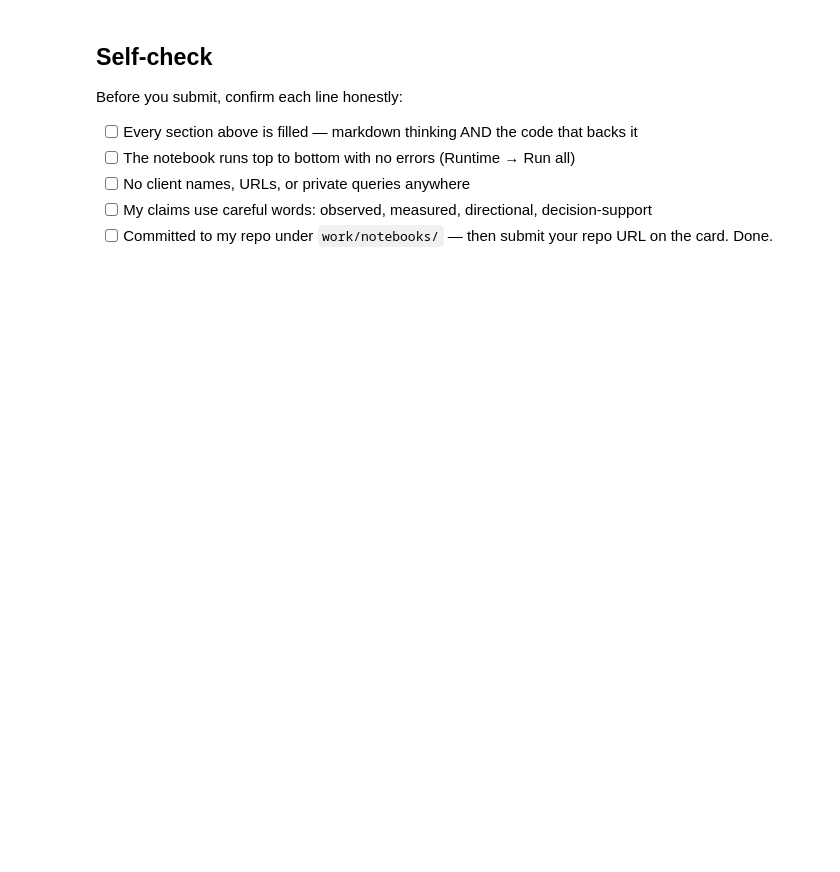
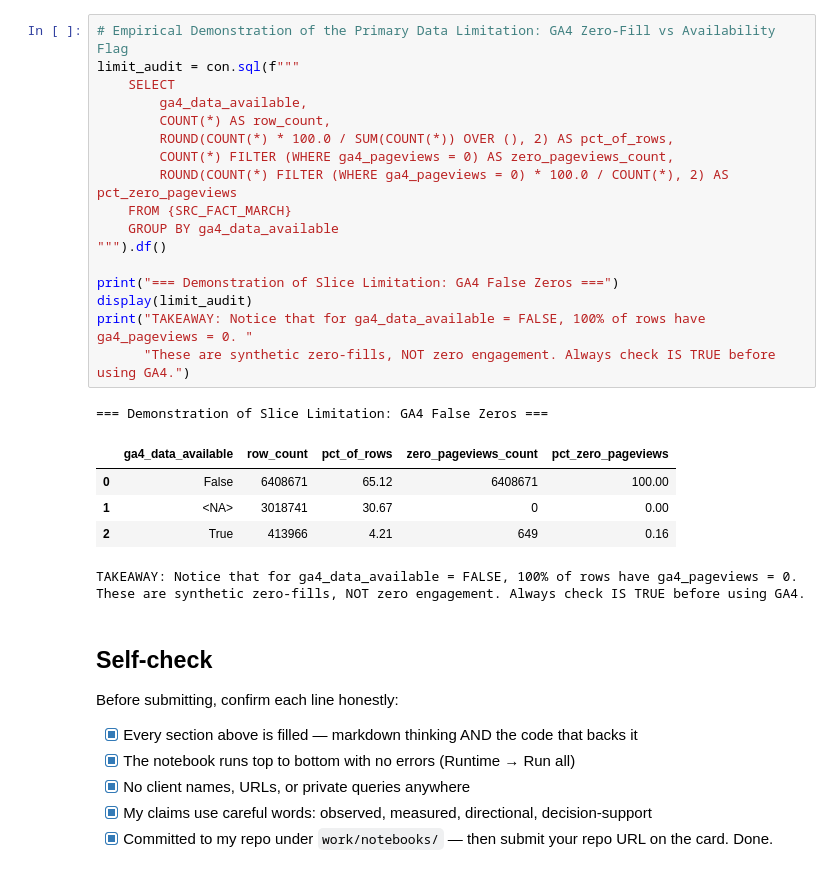
Before and after one commit to umerkang66/flyrank-ml-internship, a Jupyter notebook: work/notebooks/w03_data_contract.ipynb, the cells around one changed output. Cells and saved outputs as stored; diff of their text form; blank space fills up the shorter version.

Commit message:
Complete ML-04 data contract notebook with verified queries and leakage audit

```diff
--- a/work/notebooks/w03_data_contract.ipynb
+++ b/work/notebooks/w03_data_contract.ipynb
@@ -37,10 +423,34 @@ This skeleton is yours to fill. Work the sections **in order** — each one has
+# %%
+# Empirical Demonstration of the Primary Data Limitation: GA4 Zero-Fill vs Availability Flag
+limit_audit = con.sql(f"""
+    SELECT
+        ga4_data_available,
+        COUNT(*) AS row_count,
+        ROUND(COUNT(*) * 100.0 / SUM(COUNT(*)) OVER (), 2) AS pct_of_rows,
+        COUNT(*) FILTER (WHERE ga4_pageviews = 0) AS zero_pageviews_count,
+        ROUND(COUNT(*) FILTER (WHERE ga4_pageviews = 0) * 100.0 / COUNT(*), 2) AS pct_zero_pageviews
+    FROM {SRC_FACT_MARCH}
+    GROUP BY ga4_data_available
+""").df()
+
+print("=== Demonstration of Slice Limitation: GA4 False Zeros ===")
+display(limit_audit)
+print("TAKEAWAY: Notice that for ga4_data_available = FALSE, 100% of rows have ga4_pageviews = 0. "
+      "These are synthetic zero-fills, NOT zero engagement. Always check IS TRUE before using GA4.")
+# %% [output]
+=== Demonstration of Slice Limitation: GA4 False Zeros ===
+|  | ga4_data_available | row_count | pct_of_rows | zero_pageviews_count | pct_zero_pageviews |
+| 0 | False | 6408671 | 65.12 | 6408671 | 100.00 |
+| 1 | <NA> | 3018741 | 30.67 | 0 | 0.00 |
+| 2 | True | 413966 | 4.21 | 649 | 0.16 |
+TAKEAWAY: Notice that for ga4_data_available = FALSE, 100% of rows have ga4_pageviews = 0. These are synthetic zero-fills, NOT zero engagement. Always check IS TRUE before using GA4.
 # %% [markdown]
 ## Self-check
 
-Before you submit, confirm each line honestly:
+Before submitting, confirm each line honestly:
 
-- [ ] Every section above is filled — markdown thinking AND the code that backs it
-- [ ] The notebook runs top to bottom with no errors (Runtime → Run all)
-- [ ] No client names, URLs, or private queries anywhere
-- [ ] My claims use careful words: observed, measured, directional, decision-support
-- [ ] Committed to my repo under `work/notebooks/` — then submit your repo URL on the card. Done.
+- [x] Every section above is filled — markdown thinking AND the code that backs it
+- [x] The notebook runs top to bottom with no errors (Runtime → Run all)
+- [x] No client names, URLs, or private queries anywhere
+- [x] My claims use careful words: observed, measured, directional, decision-support
+- [x] Committed to my repo under `work/notebooks/` — then submit your repo URL on the card. Done.
```
Also changed, not shown: parts of 22 cells of this notebook.
